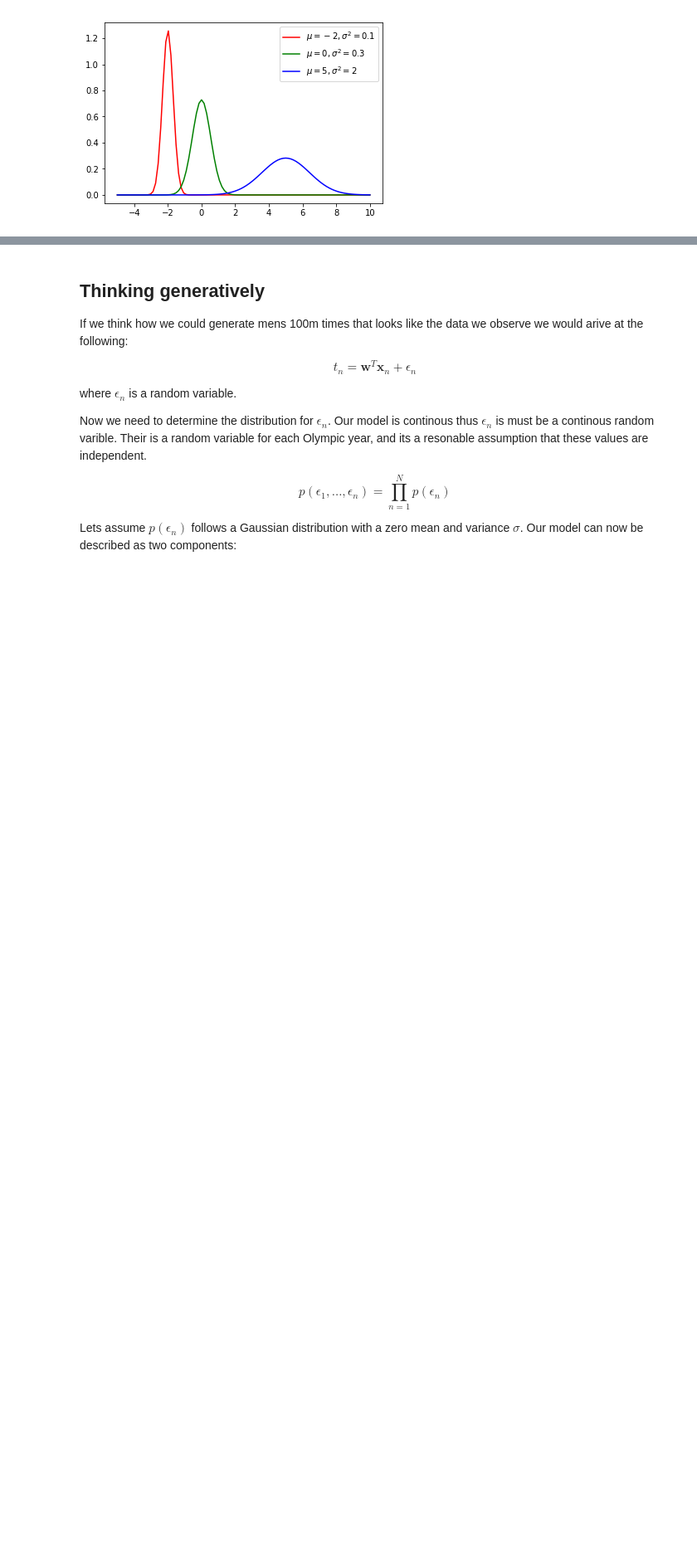
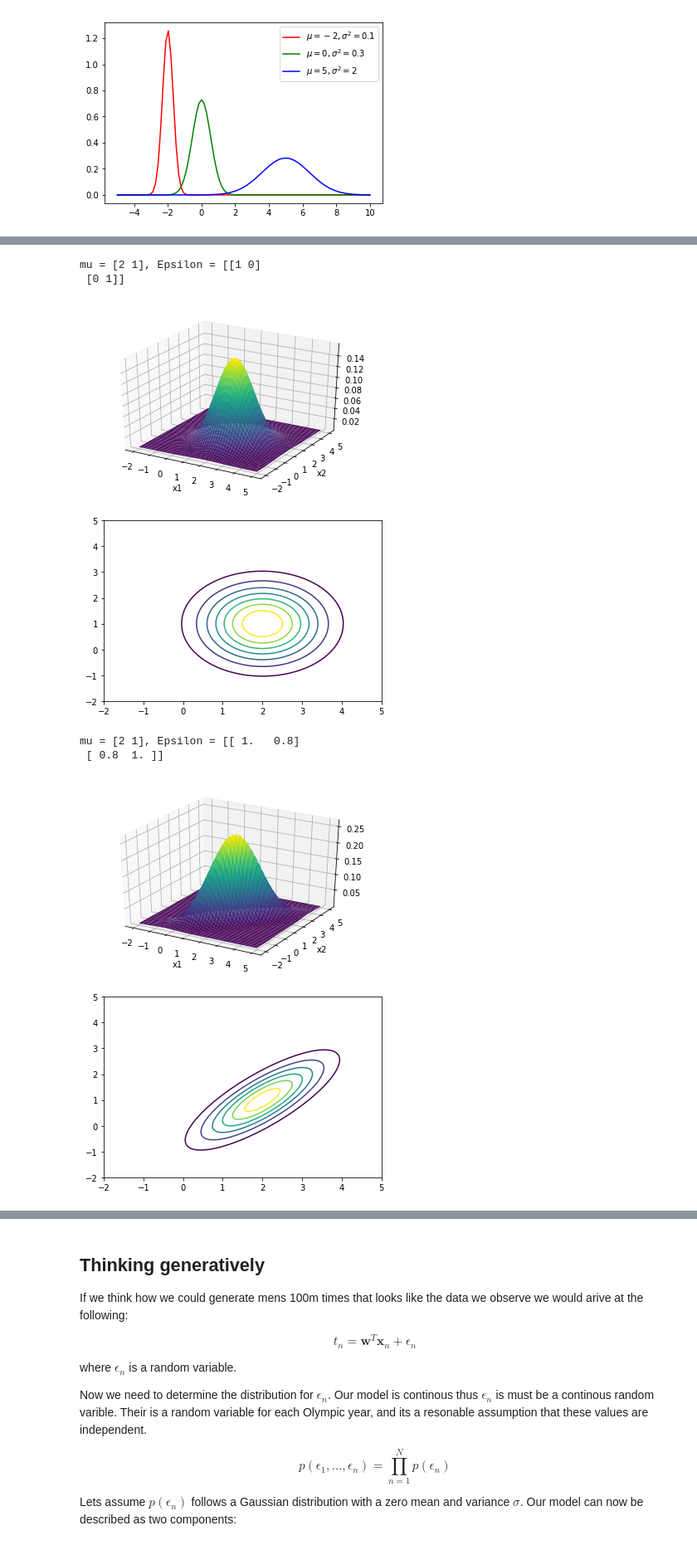
Before and after one commit to bens-notes/machine-learning-notes, a Jupyter notebook: Linear Modelling - Maximum Likelihood.ipynb, the cells around one changed output, grey strips where cells are left out. Shown at 83% size. Drawn from its saved outputs; the diff is of its cells as text; code cells hidden in the pictures; blank space fills up the shorter version.

```diff
--- a/Linear Modelling - Maximum Likelihood.ipynb
+++ b/Linear Modelling - Maximum Likelihood.ipynb
@@ -34,0 +45,43 @@ plt.show()
+# %%
+from scipy.stats import multivariate_normal
+from mpl_toolkits.mplot3d import Axes3D
+
+def plot_m_gauss(mu, variance):
+    #Create grid and multivariate normal
+    x = np.linspace(-2,5,500)
+    y = np.linspace(5,-2,500)
+    X, Y = np.meshgrid(x,y)
+    pos = np.empty(X.shape + (2,))
+    pos[:, :, 0] = X; pos[:, :, 1] = Y
+    rv = multivariate_normal(mu, variance)
+
+    #Make a 3D plot
+    fig = plt.figure()
+    ax = fig.gca(projection='3d')
+    ax.plot_surface(X, Y, rv.pdf(pos),cmap='viridis',linewidth=0)
+    ax.set_xlabel('x1')
+    ax.set_ylabel('x2')
+    plt.show()
+
+    plt.contour(X, Y, rv.pdf(pos))
+    plt.show()
+
+
+mu_1 = np.array([2, 1]).T
+variance_1 = np.array([[1, 0], [0, 1]])
+print("mu = {}, Epsilon = {}".format(mu_1, variance_1))
+plot_m_gauss(mu_1, variance_1)
+
+mu_2 = np.array([2, 1]).T
+variance_2 = np.array([[1, 0.8], [0.8, 1]])
+print("mu = {}, Epsilon = {}".format(mu_2, variance_2))
+plot_m_gauss(mu_2, variance_2)
+# %% [output]
+mu = [2 1], Epsilon = [[1 0]
+ [0 1]]
+[figure, added]
+[figure, added]
+mu = [2 1], Epsilon = [[ 1.   0.8]
+ [ 0.8  1. ]]
+[figure, added]
+[figure, added]
```
Also changed, not shown: parts of 3 cells of this notebook.
